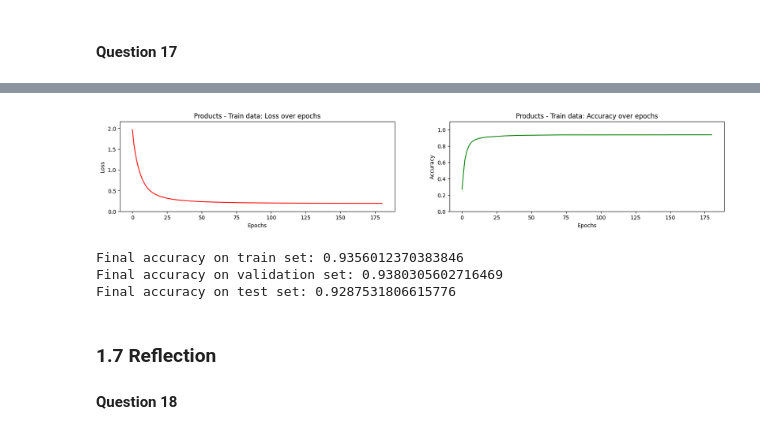
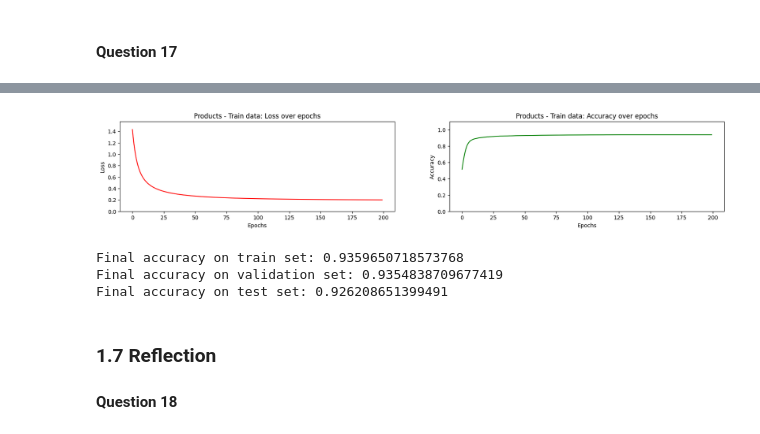
Before and after one commit to zain1290/Artificial-Neural-Network, a Jupyter notebook: src/Main.ipynb, the cells around one changed output, grey strips where cells are left out. Drawn from its saved outputs; the diff is of its cells as text; code cells hidden in the pictures.

```diff
--- a/src/Main.ipynb
+++ b/src/Main.ipynb
@@ -853,34 +847,34 @@ This model performs neglectably better, but the fascinating part is that it does
 # %%
 np.random.seed(1234)
 
-p = Network([Linear(10, 8, init_strategy="xavier"), Activation(Identity()),
-             Linear(8, 7, init_strategy="xavier")])
+p = Network([Linear(10, 32, init_strategy="xavier"), Activation(Identity()),
+             Linear(32, 7, init_strategy="xavier")])
 
 losses, accuracies, epochs = train(p,
                                    X_train, y_train,
                                    X_val, y_val,
                                    SoftmaxCrossEntropy(),
                                    lambda x: np.argmax(x, axis=1),
-                                   lr=0.005,
-                                   batch_size=64,
+                                   lr=0.001,
+                                   batch_size=32,
                                    early_stopping=True,
                                    epochs=200)
 
 plot_accuracy_loss(losses, accuracies, title="Products - Train data: ")
 print("Final accuracy on train set:", accuracies[-1])
 
 predicted_labels = np.argmax(p.forward(X_val), axis=1)
 
 validation_accuracy = accuracy(y_val, predicted_labels)
 print("Final accuracy on validation set:", validation_accuracy)
 
 test_accuracy = accuracy(y_test, np.argmax(p.forward(X_test), axis=1))
 print("Final accuracy on test set:", test_accuracy)
 # %% [output]
-[figure, old version]
+[figure, new version]
-Final accuracy on train set: 0.9356012370383846
-Final accuracy on validation set: 0.9380305602716469
-Final accuracy on test set: 0.9287531806615776
+Final accuracy on train set: 0.9359650718573768
+Final accuracy on validation set: 0.9354838709677419
+Final accuracy on test set: 0.926208651399491
 # %% [markdown]
 ### 1.7 Reflection
 
```
Also changed, not shown: parts of 8 cells of this notebook.
